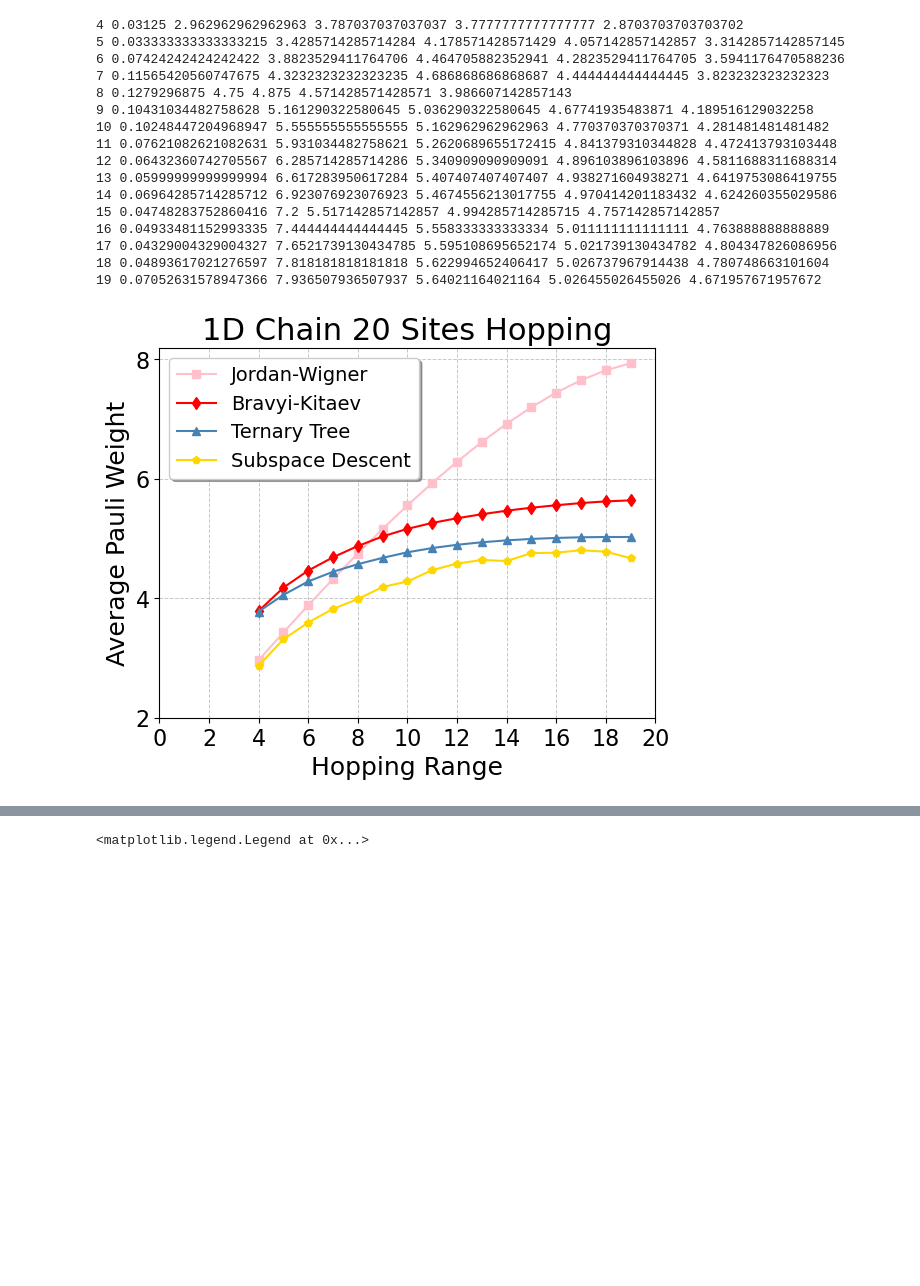
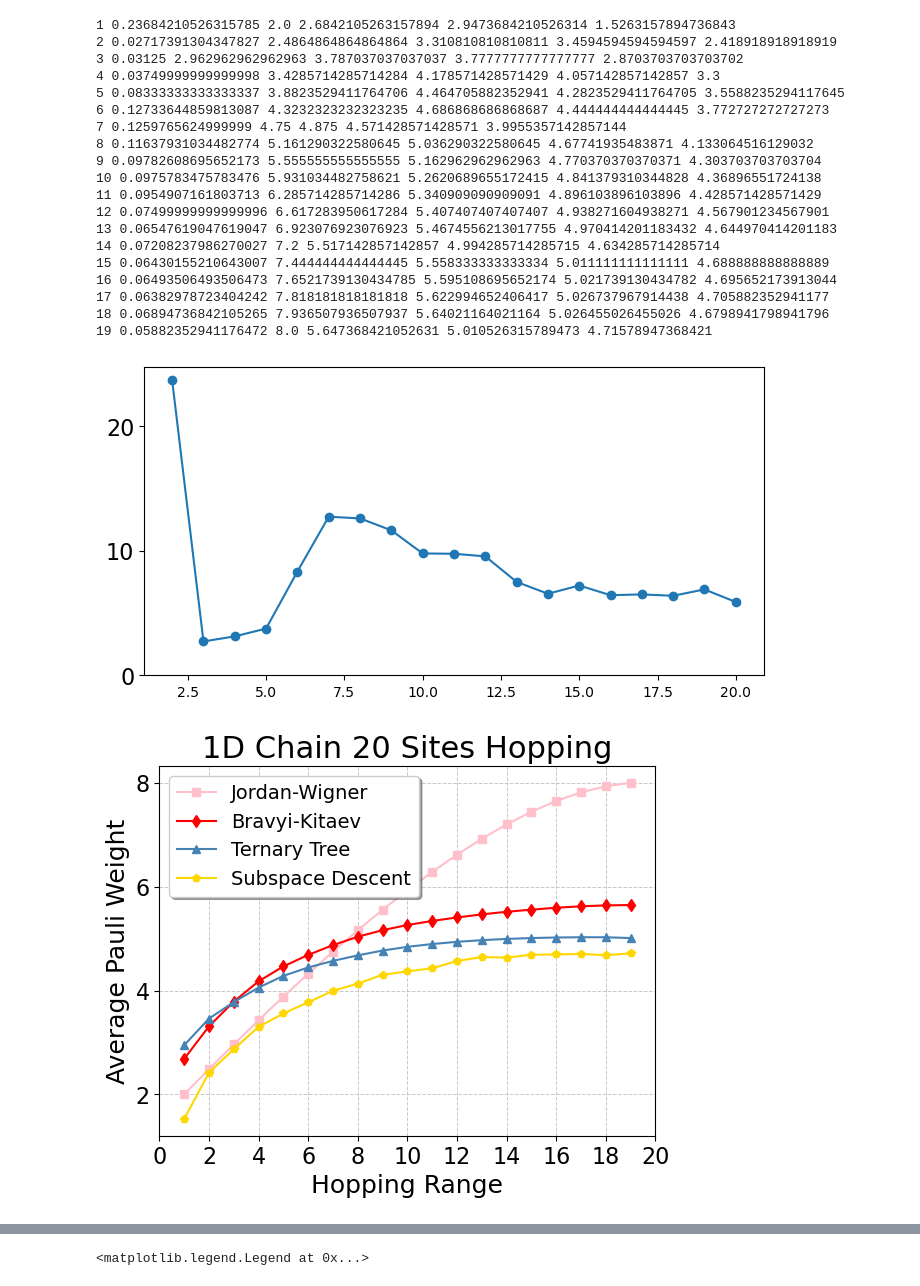
Before and after one commit to Genz17/F2Q, a Jupyter notebook: test.ipynb, the cells around one changed output, grey strips where cells are left out. Saved outputs shown, nothing was run; the diff lists cells and outputs as text; code cells hidden in the pictures; blank space fills up the shorter version.

```diff
--- a/test.ipynb
+++ b/test.ipynb
@@ -1,46 +1,61 @@
 # %%
 # 1d chain, 20 sites, j hopping
-# 8 - 3 min(rmax, random)
+# 9 - 3 min(rmax, random), iteration = 500
+
+# 10 - 19: 8 - 4, iter = 100
 import matplotlib.pyplot as plt
 import numpy as np
 
-jw= [np.float64(2.962962962962963), np.float64(3.4285714285714284), np.float64(3.8823529411764706), np.float64(4.3232323232323235), np.float64(4.75), np.float64(5.161290322580645), np.float64(5.555555555555555), np.float64(5.931034482758621), np.float64(6.285714285714286), np.float64(6.617283950617284), np.float64(6.923076923076923), np.float64(7.2), np.float64(7.444444444444445), np.float64(7.6521739130434785), np.float64(7.818181818181818), np.float64(7.936507936507937)]
-bk= [np.float64(3.787037037037037), np.float64(4.178571428571429), np.float64(4.464705882352941), np.float64(4.686868686868687), np.float64(4.875), np.float64(5.036290322580645), np.float64(5.162962962962963), np.float64(5.2620689655172415), np.float64(5.340909090909091), np.float64(5.407407407407407), np.float64(5.4674556213017755), np.float64(5.517142857142857), np.float64(5.558333333333334), np.float64(5.595108695652174), np.float64(5.622994652406417), np.float64(5.64021164021164)]
-tt= [np.float64(3.7777777777777777), np.float64(4.057142857142857), np.float64(4.2823529411764705), np.float64(4.444444444444445), np.float64(4.571428571428571), np.float64(4.67741935483871), np.float64(4.770370370370371), np.float64(4.841379310344828), np.float64(4.896103896103896), np.float64(4.938271604938271), np.float64(4.970414201183432), np.float64(4.994285714285715), np.float64(5.011111111111111), np.float64(5.021739130434782), np.float64(5.026737967914438), np.float64(5.026455026455026)]
-op= [np.float64(2.8703703703703702), np.float64(3.3142857142857145), np.float64(3.5941176470588236), np.float64(3.823232323232323), np.float64(3.986607142857143), np.float64(4.189516129032258), np.float64(4.281481481481482), np.float64(4.472413793103448), np.float64(4.5811688311688314), np.float64(4.6419753086419755), np.float64(4.624260355029586), np.float64(4.757142857142857), np.float64(4.763888888888889), np.float64(4.804347826086956), np.float64(4.780748663101604), np.float64(4.671957671957672)]
+jw = [np.float64(2.0), np.float64(2.4864864864864864), np.float64(2.962962962962963), np.float64(3.4285714285714284), np.float64(3.8823529411764706), np.float64(4.3232323232323235), np.float64(4.75), np.float64(5.161290322580645), np.float64(5.555555555555555), np.float64(5.931034482758621), np.float64(6.285714285714286), np.float64(6.617283950617284), np.float64(6.923076923076923), np.float64(7.2), np.float64(7.444444444444445), np.float64(7.6521739130434785), np.float64(7.818181818181818), np.float64(7.936507936507937), np.float64(8.0)]
+bk = [np.float64(2.6842105263157894), np.float64(3.310810810810811), np.float64(3.787037037037037), np.float64(4.178571428571429), np.float64(4.464705882352941), np.float64(4.686868686868687), np.float64(4.875), np.float64(5.036290322580645), np.float64(5.162962962962963), np.float64(5.2620689655172415), np.float64(5.340909090909091), np.float64(5.407407407407407), np.float64(5.4674556213017755), np.float64(5.517142857142857), np.float64(5.558333333333334), np.float64(5.595108695652174), np.float64(5.622994652406417), np.float64(5.64021164021164), np.float64(5.647368421052631)]
+tt = [np.float64(2.9473684210526314), np.float64(3.4594594594594597), np.float64(3.7777777777777777), np.float64(4.057142857142857), np.float64(4.2823529411764705), np.float64(4.444444444444445), np.float64(4.571428571428571), np.float64(4.67741935483871), np.float64(4.770370370370371), np.float64(4.841379310344828), np.float64(4.896103896103896), np.float64(4.938271604938271), np.float64(4.970414201183432), np.float64(4.994285714285715), np.float64(5.011111111111111), np.float64(5.021739130434782), np.float64(5.026737967914438), np.float64(5.026455026455026), np.float64(5.010526315789473)]
+op = [np.float64(1.5263157894736843), np.float64(2.418918918918919), np.float64(2.8703703703703702), np.float64(3.3), np.float64(3.5588235294117645),
+      np.float64(3.772727272727273), np.float64(3.9955357142857144), np.float64(4.133064516129032), np.float64(4.303703703703704),
+      np.float64(4.36896551724138), np.float64(4.428571428571429),
+      np.float64(4.567901234567901), np.float64(4.644970414201183), np.float64(4.634285714285714), np.float64(4.688888888888889), np.float64(4.695652173913044), np.float64(4.705882352941177), np.float64(4.6798941798941796), np.float64(4.71578947368421)]
 
+im = []
 for i,o in enumerate(op):
-    print(i+4,1 - o / min([jw[i],bk[i],tt[i]]),jw[i],bk[i],tt[i],o)
+    im.append(1 - o / min([jw[i],bk[i],tt[i]]),)
+    print(i+1,1 - o / min([jw[i],bk[i],tt[i]]),jw[i],bk[i],tt[i],o)
+plt.figure(figsize=(8,4))
+plt.plot(range(2, 2+len(im)),im,'-o')
+plt.yticks([0,0.1,0.2],[0,10,20],fontsize=16)
 
-plt.plot(range(4,4+len(jw)), jw, '-s', label='Jordan-Wigner', c='pink')
-plt.plot(range(4,4+len(bk)), bk, '-d', label='Bravyi-Kitaev', c='red')
-plt.plot(range(4,4+len(tt)), tt, '-^', label='Ternary Tree',c='steelblue')
-plt.plot(range(4,4+len(op)), op, '-p', label='Subspace Descent',c='gold')
+plt.figure()
+plt.plot(range(1,1+len(jw)), jw, '-s', label='Jordan-Wigner', c='pink')
+plt.plot(range(1,1+len(bk)), bk, '-d', label='Bravyi-Kitaev', c='red')
+plt.plot(range(1,1+len(tt)), tt, '-^', label='Ternary Tree',c='steelblue')
+plt.plot(range(1,1+len(op)), op, '-p', label='Subspace Descent',c='gold')
 plt.xlabel("Hopping Range", fontsize=18)
 plt.ylabel("Average Pauli Weight", fontsize=18)
 plt.yticks([2,4,6,8],[2,4,6,8],fontsize=16)
 plt.xticks([0,2,4,6,8,10,12,14,16,18,20],[0,2,4,6,8,10,12,14,16,18,20],fontsize=16)
 plt.grid(True, linestyle='--', linewidth=0.7, alpha=0.7)
 plt.title("1D Chain 20 Sites Hopping",fontsize=22)
 plt.legend(frameon=True, fancybox=True, shadow=True, fontsize=14, loc='upper left')
 plt.savefig("1dhopping.pdf",bbox_inches='tight')
 # %% [output]
-4 0.03125 2.962962962962963 3.787037037037037 3.7777777777777777 2.8703703703703702
-5 0.033333333333333215 3.4285714285714284 4.178571428571429 4.057142857142857 3.3142857142857145
-6 0.07424242424242422 3.8823529411764706 4.464705882352941 4.2823529411764705 3.5941176470588236
-7 0.11565420560747675 4.3232323232323235 4.686868686868687 4.444444444444445 3.823232323232323
-8 0.1279296875 4.75 4.875 4.571428571428571 3.986607142857143
-9 0.10431034482758628 5.161290322580645 5.036290322580645 4.67741935483871 4.189516129032258
-10 0.10248447204968947 5.555555555555555 5.162962962962963 4.770370370370371 4.281481481481482
-11 0.07621082621082631 5.931034482758621 5.2620689655172415 4.841379310344828 4.472413793103448
-12 0.06432360742705567 6.285714285714286 5.340909090909091 4.896103896103896 4.5811688311688314
-13 0.05999999999999994 6.617283950617284 5.407407407407407 4.938271604938271 4.6419753086419755
-14 0.06964285714285712 6.923076923076923 5.4674556213017755 4.970414201183432 4.624260355029586
-15 0.04748283752860416 7.2 5.517142857142857 4.994285714285715 4.757142857142857
-16 0.04933481152993335 7.444444444444445 5.558333333333334 5.011111111111111 4.763888888888889
-17 0.04329004329004327 7.6521739130434785 5.595108695652174 5.021739130434782 4.804347826086956
-18 0.04893617021276597 7.818181818181818 5.622994652406417 5.026737967914438 4.780748663101604
-19 0.07052631578947366 7.936507936507937 5.64021164021164 5.026455026455026 4.671957671957672
+1 0.23684210526315785 2.0 2.6842105263157894 2.9473684210526314 1.5263157894736843
+2 0.02717391304347827 2.4864864864864864 3.310810810810811 3.4594594594594597 2.418918918918919
+3 0.03125 2.962962962962963 3.787037037037037 3.7777777777777777 2.8703703703703702
+4 0.03749999999999998 3.4285714285714284 4.178571428571429 4.057142857142857 3.3
+5 0.08333333333333337 3.8823529411764706 4.464705882352941 4.2823529411764705 3.5588235294117645
+6 0.12733644859813087 4.3232323232323235 4.686868686868687 4.444444444444445 3.772727272727273
+7 0.1259765624999999 4.75 4.875 4.571428571428571 3.9955357142857144
+8 0.11637931034482774 5.161290322580645 5.036290322580645 4.67741935483871 4.133064516129032
+9 0.09782608695652173 5.555555555555555 5.162962962962963 4.770370370370371 4.303703703703704
+10 0.0975783475783476 5.931034482758621 5.2620689655172415 4.841379310344828 4.36896551724138
+11 0.0954907161803713 6.285714285714286 5.340909090909091 4.896103896103896 4.428571428571429
+12 0.07499999999999996 6.617283950617284 5.407407407407407 4.938271604938271 4.567901234567901
+13 0.06547619047619047 6.923076923076923 5.4674556213017755 4.970414201183432 4.644970414201183
+14 0.07208237986270027 7.2 5.517142857142857 4.994285714285715 4.634285714285714
+15 0.06430155210643007 7.444444444444445 5.558333333333334 5.011111111111111 4.688888888888889
+16 0.06493506493506473 7.6521739130434785 5.595108695652174 5.021739130434782 4.695652173913044
+17 0.06382978723404242 7.818181818181818 5.622994652406417 5.026737967914438 4.705882352941177
+18 0.06894736842105265 7.936507936507937 5.64021164021164 5.026455026455026 4.6798941798941796
+19 0.05882352941176472 8.0 5.647368421052631 5.010526315789473 4.71578947368421
-[figure, old version]
+[figure, new version]
+[figure, added]
 # %%
 # 1d chain, 20 sites, j hopping
```
Also changed, not shown: parts of 4 cells of this notebook, 2 other files.
